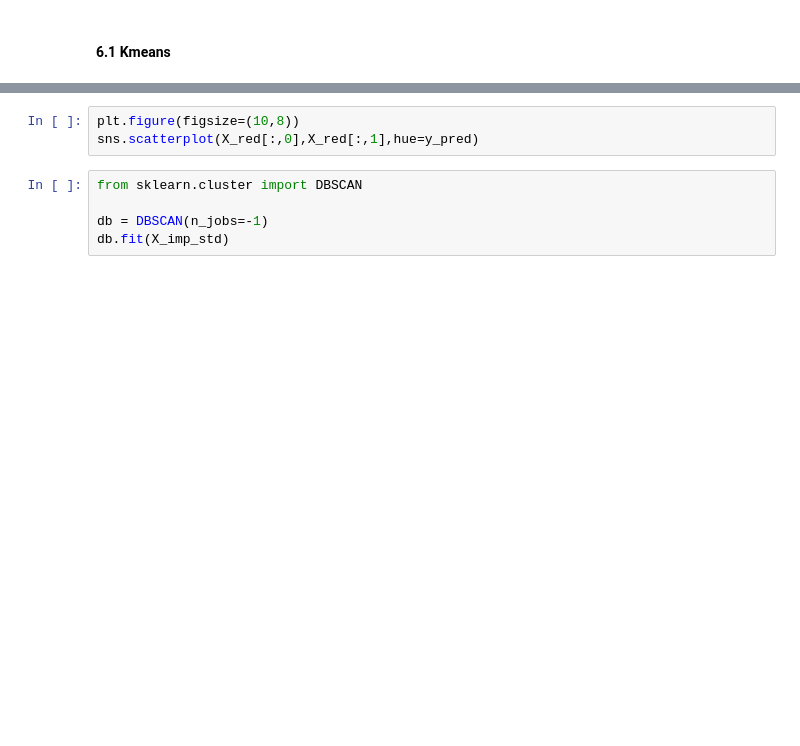
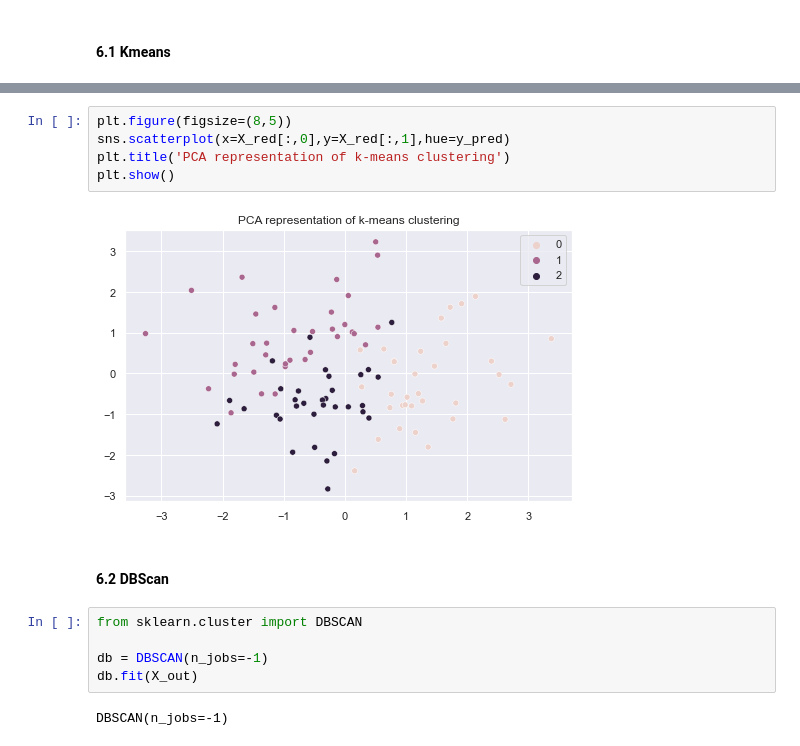
Before and after one commit to othmane-e/data-science-templates, a Jupyter notebook: clustering-template.ipynb, the cells around one changed output, grey strips where cells are left out. Saved outputs shown, nothing was run; the diff lists cells and outputs as text; blank space fills up the shorter version.

```diff
--- a/clustering-template.ipynb
+++ b/clustering-template.ipynb
@@ -74,10 +111,18 @@ y_pred = kmeans.predict(X_imp_std)
 # %%
-plt.figure(figsize=(10,8))
-sns.scatterplot(X_red[:,0],X_red[:,1],hue=y_pred)
+plt.figure(figsize=(8,5))
+sns.scatterplot(x=X_red[:,0],y=X_red[:,1],hue=y_pred)
+plt.title('PCA representation of k-means clustering')
+plt.show()
+# %% [output]
+[figure, added]
+# %% [markdown]
+#### 6.2 DBScan
 # %%
 from sklearn.cluster import DBSCAN
 
 db = DBSCAN(n_jobs=-1)
-db.fit(X_imp_std)
+db.fit(X_out)
+# %% [output]
+DBSCAN(n_jobs=-1)
 # %%
 plt.figure(figsize=(10,8))
```
Also changed, not shown: parts of 17 cells of this notebook, 3 other files.
